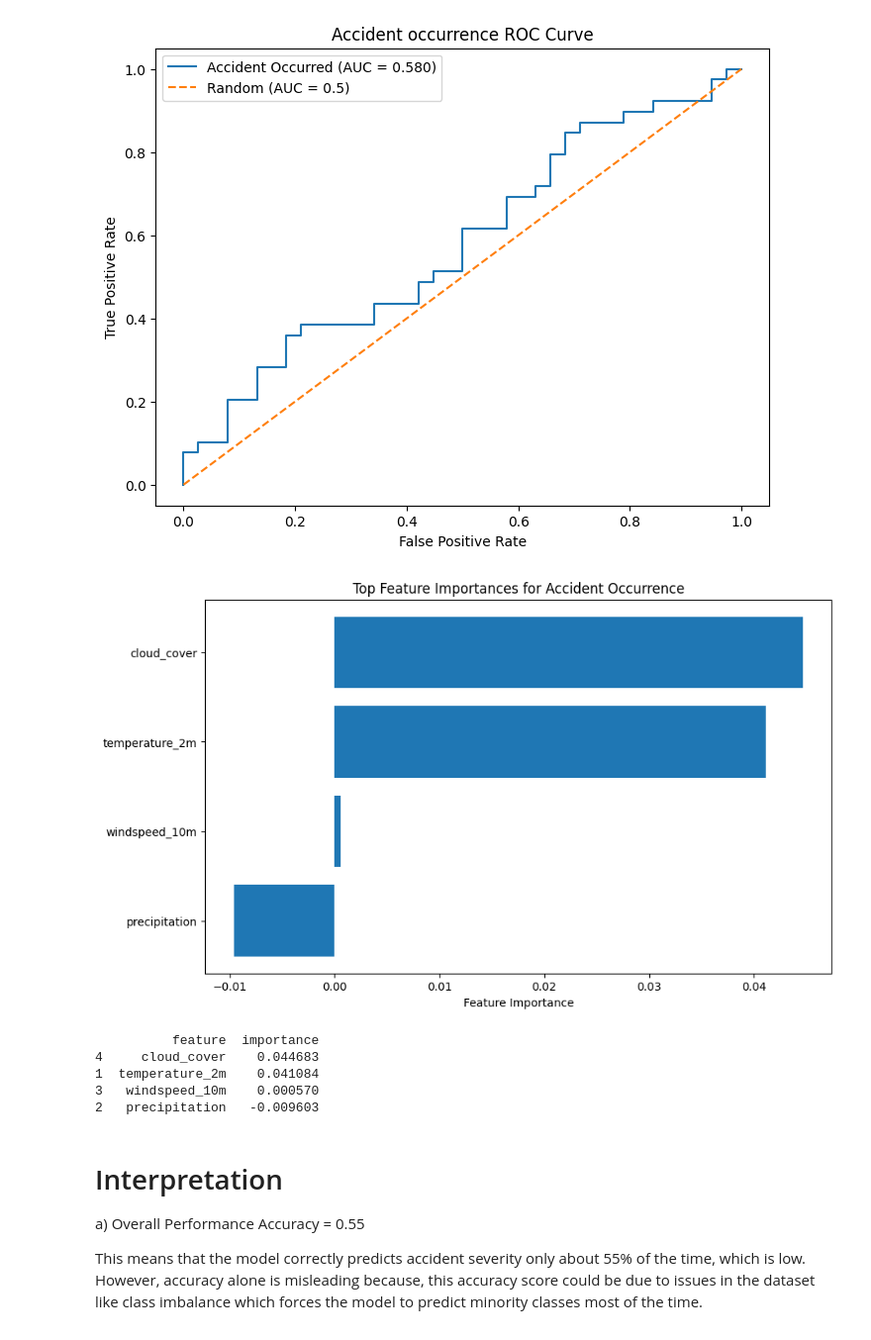
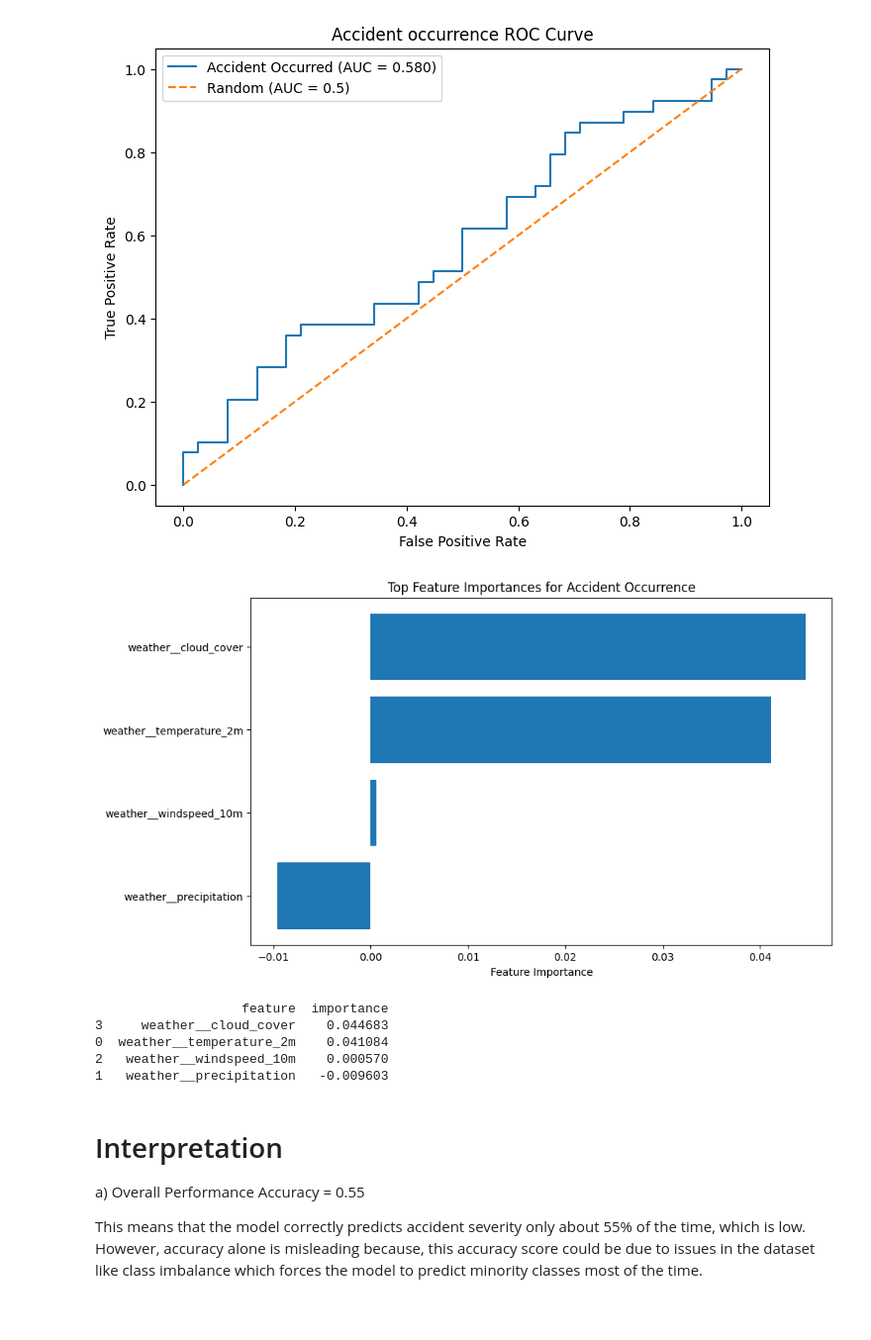
Before and after one commit to Alan-Grech295/ics5110-news-analysis, a Jupyter notebook: 3c_Support_Vector_Machine_Eyong-Ebob Cyril Enow.ipynb, the cells around one changed output. Shown at 99% size. Cells and saved outputs as stored; diff of their text form; code cells hidden in the pictures.

```diff
--- a/3c_Support_Vector_Machine_Eyong-Ebob Cyril Enow.ipynb
+++ b/3c_Support_Vector_Machine_Eyong-Ebob Cyril Enow.ipynb
@@ -269,10 +256,11 @@ results["question_1"]["roc_curve"] = roc_results
 from sklearn.inspection import permutation_importance
 
 
-feature_names = x_test.columns.tolist()
+feature_names = best_pipeline.named_steps["preprocessor"].get_feature_names_out()
+x_test_transformed = best_pipeline.named_steps["preprocessor"].transform(x_test)
 r = permutation_importance(
-    best_pipeline,
-    x_test,
+    best_pipeline.named_steps["svm"],
+    x_test_transformed,
     y_test,
     n_repeats=10,
     random_state=42,
@@ -480,46 +468,44 @@ results["question_2"]["roc_curve"] = roc_results
 # %% [output]
 [figure]
 # %%
-feature_names = x_test.columns.tolist()
+feature_names = best_pipeline.named_steps["preprocessor"].get_feature_names_out()
+x_test_transformed = best_pipeline.named_steps["preprocessor"].transform(x_test)
 r = permutation_importance(
-    best_pipeline,
-    x_test,
+    best_pipeline.named_steps["svm"],
+    x_test_transformed,
     y_test,
     n_repeats=10,
     random_state=42,
     scoring="f1_weighted"
 )
 
 importances = r.importances_mean
 
 importance_df = pd.DataFrame({
     "feature": feature_names,
     "importance": importances
 }).sort_values(by="importance", ascending=False)
-
-included_feature_names = ["cloud_cover", "temperature_2m", "precipitation", "windspeed_10m"]
-importance_df = importance_df[importance_df["feature"].isin(included_feature_names)]
 
 top_feats = importance_df.head(15)
 
 # Plot top feature importances
 plt.figure(figsize=(10, 6))
 plt.barh(top_feats["feature"], top_feats["importance"])
 plt.gca().invert_yaxis()
 plt.xlabel("Feature Importance")
 plt.title("Top Feature Importances for Accident Occurrence")
 plt.show()
 
 results["question_2"]["feature_importances"] = importance_df.to_dict(orient="records")
 
 print(importance_df)
 # %% [output]
-[figure, old version]
+[figure, new version]
-          feature  importance
-4     cloud_cover    0.044683
-1  temperature_2m    0.041084
-3   windspeed_10m    0.000570
-2   precipitation   -0.009603
+                   feature  importance
+3     weather__cloud_cover    0.044683
+0  weather__temperature_2m    0.041084
+2   weather__windspeed_10m    0.000570
+1   weather__precipitation   -0.009603
 # %% [markdown]
 # Interpretation
 a) Overall Performance
```
Also changed, not shown: parts of 3 cells of this notebook, 4 other files.
